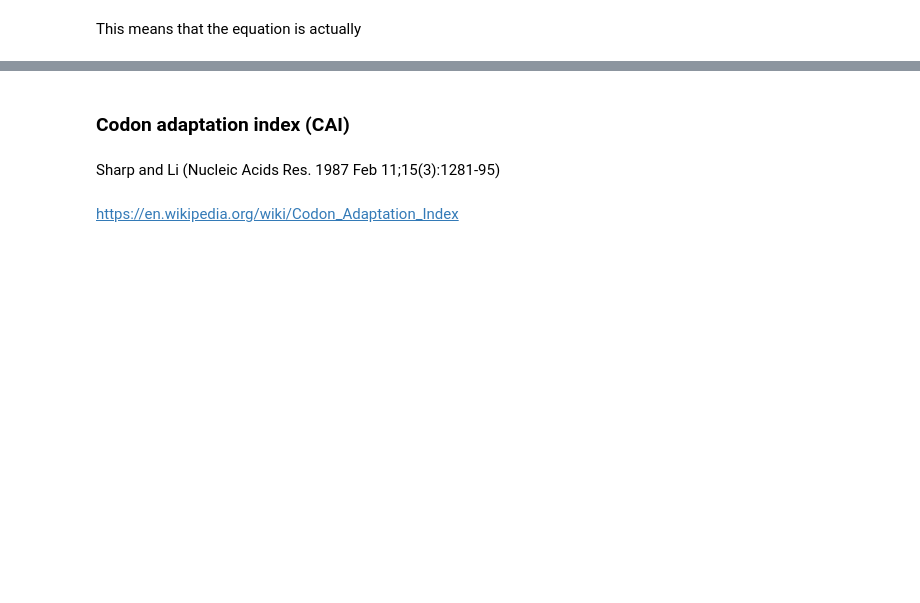
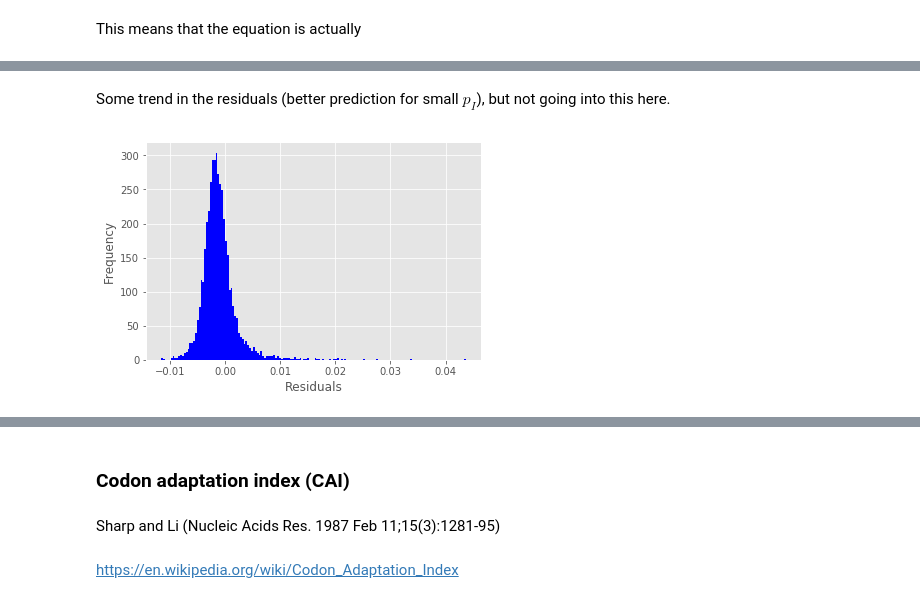
Before and after one commit to gittenberg/TRSL, a Jupyter notebook: workbooks/analyses/09 Codon_usage_analysis_tAI_cAI.ipynb, the cells around one changed output, grey strips where cells are left out. Drawn from its saved outputs; the diff is of its cells as text; code cells hidden in the pictures; blank space fills up the shorter version.

```diff
--- a/workbooks/analyses/09 Codon_usage_analysis_tAI_cAI.ipynb
+++ b/workbooks/analyses/09 Codon_usage_analysis_tAI_cAI.ipynb
@@ -736,0 +799,9 @@ plt.show()
+# %% [markdown]
+Some trend in the residuals (better prediction for small $p_I$), but not going into this here.
+# %%
+plt.hist(residuals, bins='auto', color="b", edgecolor=None)
+plt.xlabel("Residuals")
+plt.ylabel("Frequency")
+plt.show()
+# %% [output]
+[figure, added]
```
Also changed, not shown: parts of 49 cells of this notebook.
